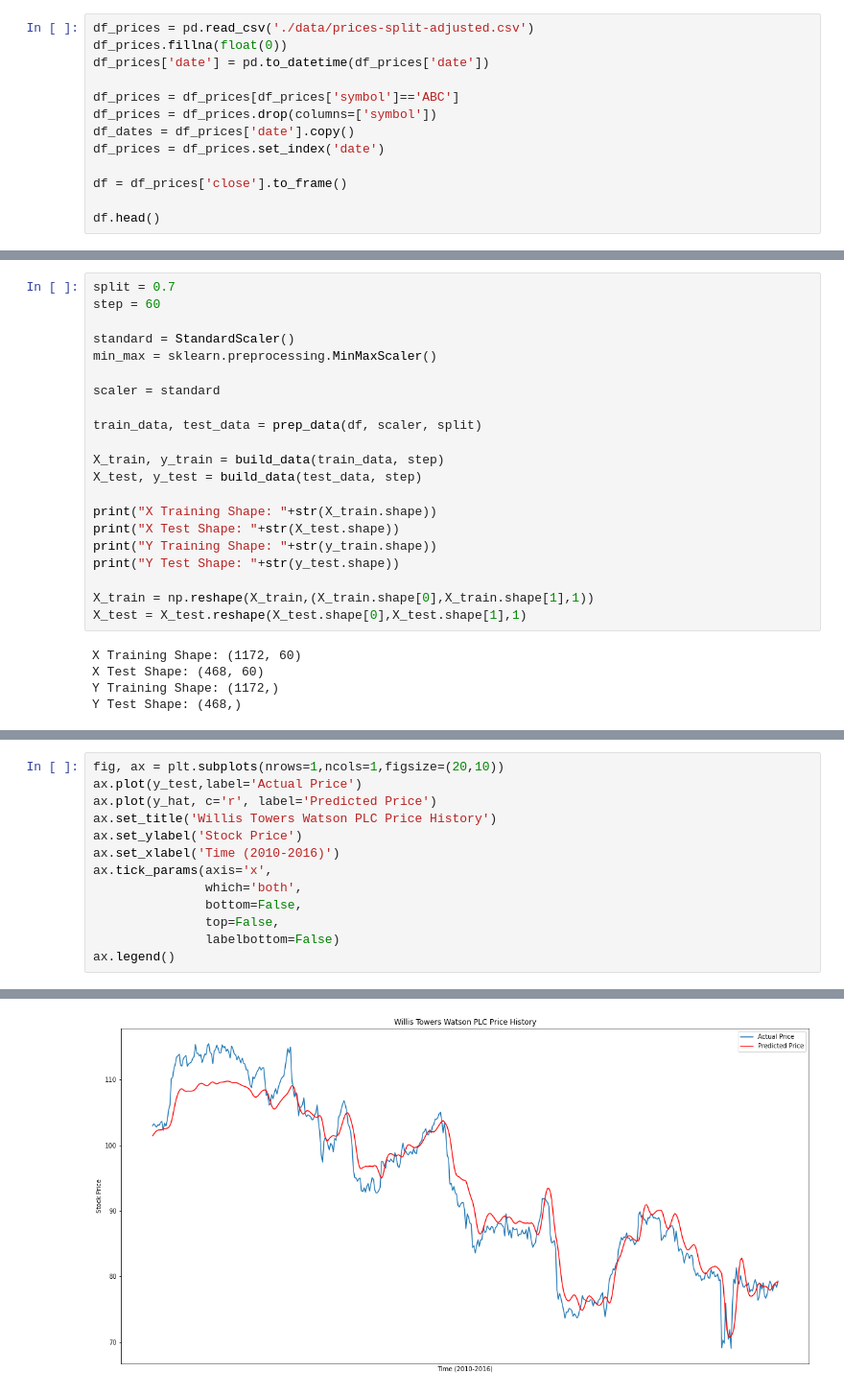
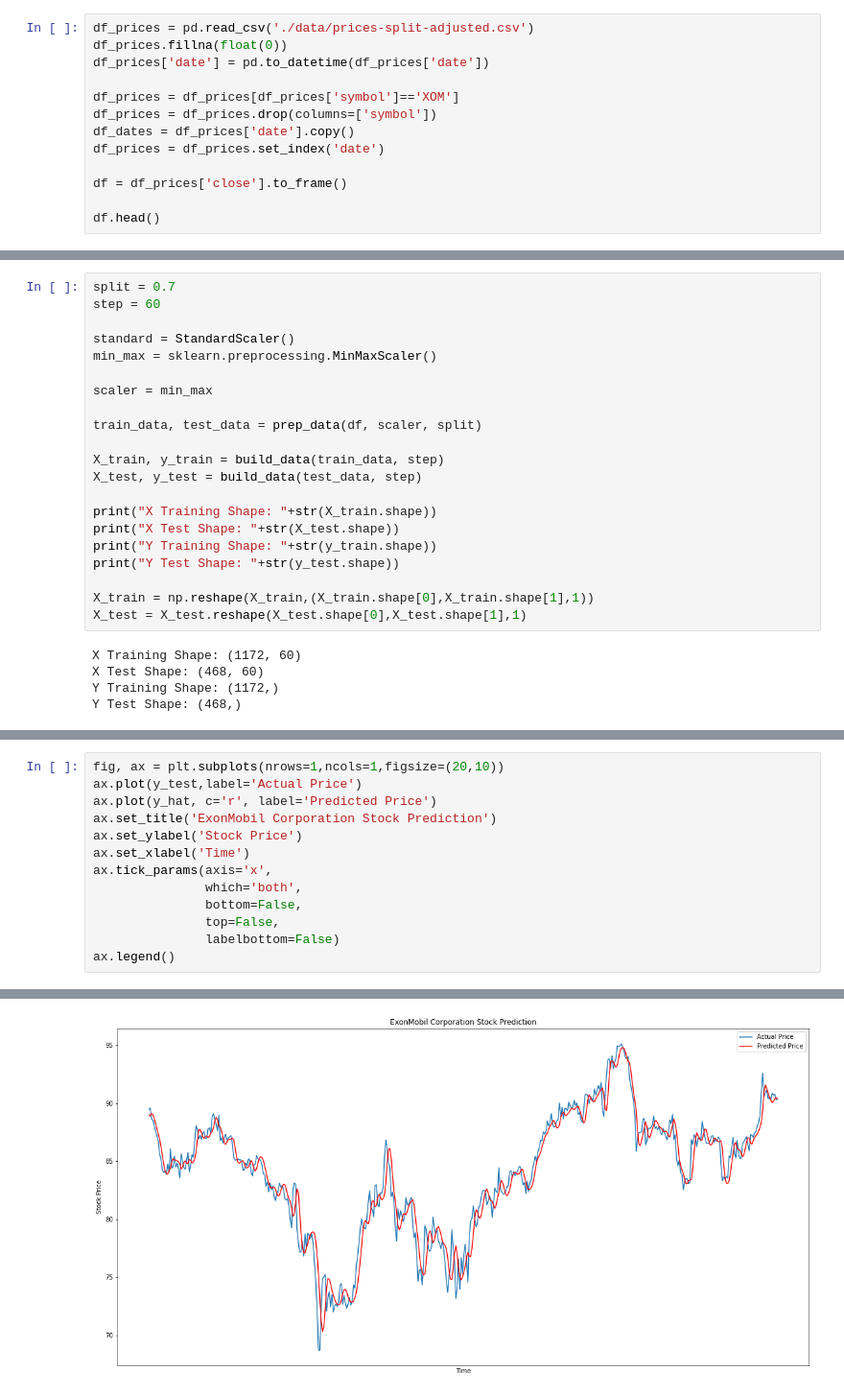
Before and after one commit to WhyHelloPear/stockmarket_analysis, a Jupyter notebook: 3_model_tests.ipynb, the cells around one changed output, grey strips where cells are left out. Shown at 96% size. Saved outputs shown, nothing was run; the diff lists cells and outputs as text.

```diff
--- a/3_model_tests.ipynb
+++ b/3_model_tests.ipynb
@@ -19,7 +19,7 @@ df_prices = pd.read_csv('./data/prices-split-adjusted.csv')
 df_prices.fillna(float(0))
 df_prices['date'] = pd.to_datetime(df_prices['date'])
 
-df_prices = df_prices[df_prices['symbol']=='ABC']
+df_prices = df_prices[df_prices['symbol']=='XOM']
 df_prices = df_prices.drop(columns=['symbol'])
 df_dates = df_prices['date'].copy()
 df_prices = df_prices.set_index('date')
@@ -77,7 +77,7 @@ step = 60
 standard = StandardScaler()
 min_max = sklearn.preprocessing.MinMaxScaler()
 
-scaler = standard
+scaler = min_max
 
 train_data, test_data = prep_data(df, scaler, split)
 
@@ -150,16 +150,16 @@ Epoch 40/40
 # %%
 fig, ax = plt.subplots(nrows=1,ncols=1,figsize=(20,10))
 ax.plot(y_test,label='Actual Price')
 ax.plot(y_hat, c='r', label='Predicted Price')
-ax.set_title('Willis Towers Watson PLC Price History')
+ax.set_title('ExonMobil Corporation Stock Prediction')
 ax.set_ylabel('Stock Price')
-ax.set_xlabel('Time (2010-2016)')
+ax.set_xlabel('Time')
 ax.tick_params(axis='x',
                which='both',
                bottom=False,
                top=False,
                labelbottom=False)
 ax.legend()
 # %% [output]
 <matplotlib.legend.Legend at 0x...>
-[figure, old version]
+[figure, new version]
```
Also changed, not shown: parts of 6 cells of this notebook.
